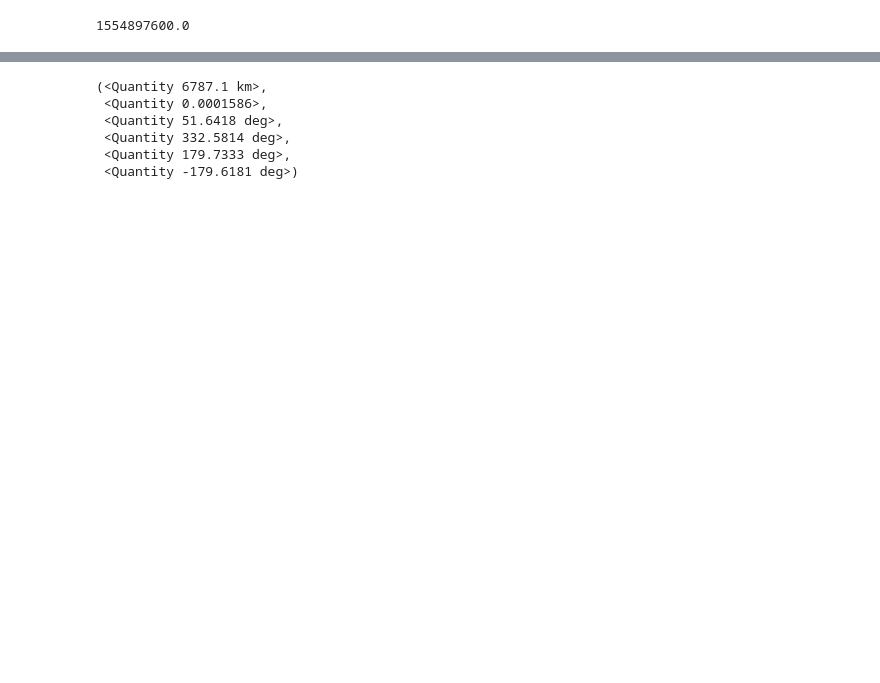
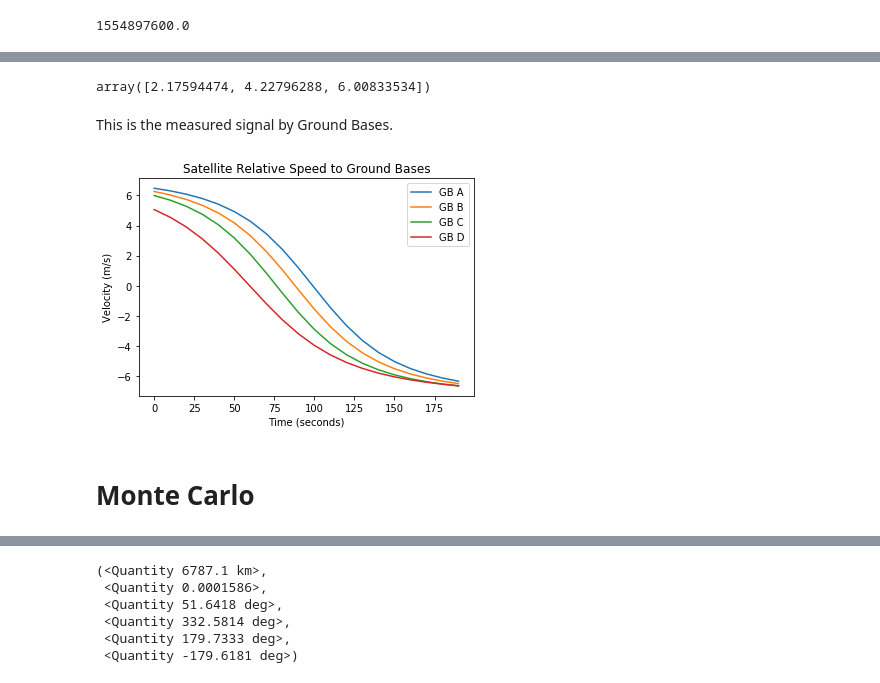
Before and after one commit to flgomezc/SatelliteOrbitsFromDoppler, a Jupyter notebook: 02 spherical earth model, no rotation.ipynb, the cells around one changed output, grey strips where cells are left out. Cells and saved outputs as stored; diff of their text form; code cells hidden in the pictures; blank space fills up the shorter version.

```diff
--- a/02 spherical earth model, no rotation.ipynb
+++ b/02 spherical earth model, no rotation.ipynb
@@ -33,0 +181,4 @@ iss.epoch.unix
+# %%
+iss_v[0]
+# %% [output]
+array([2.17594474, 4.22796288, 6.00833534])
@@ -33,0 +212,42 @@ iss.epoch.unix
+# %%
+Real_Data = []
+A=[]
+B=[]
+C=[]
+D=[]
+T = []
+
+for t in range(len(iss_t)):
+    A.append(rel_vel_to_base( iss_r[t], iss_v[t], BaseA) )
+    B.append(rel_vel_to_base( iss_r[t], iss_v[t], BaseB) )
+    C.append(rel_vel_to_base( iss_r[t], iss_v[t], BaseC) )
+    D.append(rel_vel_to_base( iss_r[t], iss_v[t], BaseD) )
+    T.append(t*deltaT.value)
+# %%
+A = np.array(A)
+B = np.array(B)
+C = np.array(C)
+D = np.array(D)
+
+T = np.array(T)
+# %% [markdown]
+This is the measured signal by Ground Bases.
+# %%
+fig = plt.figure()
+
+plt.title("Satellite Relative Speed to Ground Bases")
+
+plt.plot(T, A, label="GB A")
+plt.plot(T, B, label="GB B")
+plt.plot(T, C, label="GB C")
+plt.plot(T, D, label="GB D")
+
+plt.xlabel("Time (seconds)")
+plt.ylabel("Velocity (m/s)")
+plt.legend(loc=0)
+
+plt.show()
+# %% [output]
+[figure, added]
+# %% [markdown]
+# Monte Carlo
```
Also changed, not shown: parts of 51 cells of this notebook.
